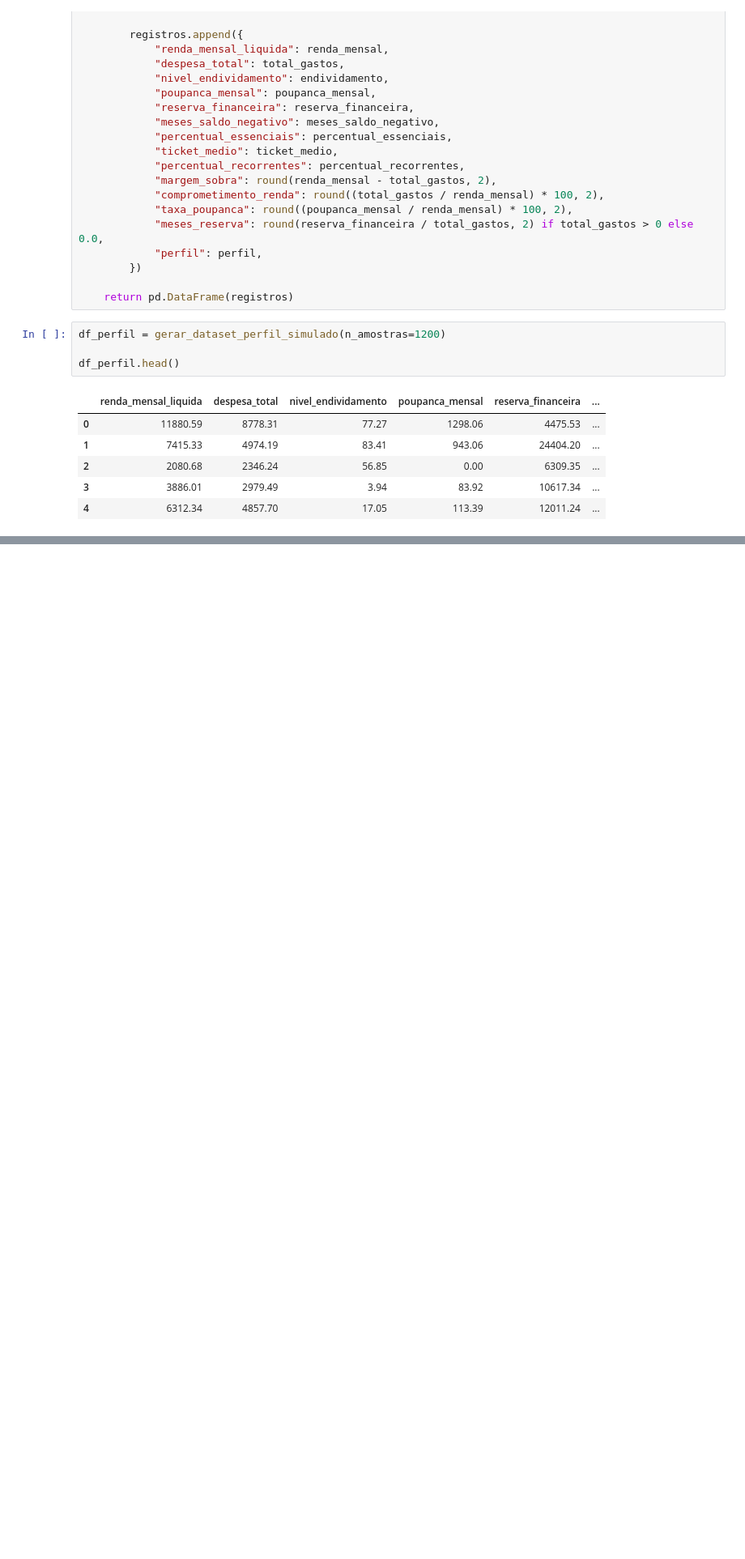
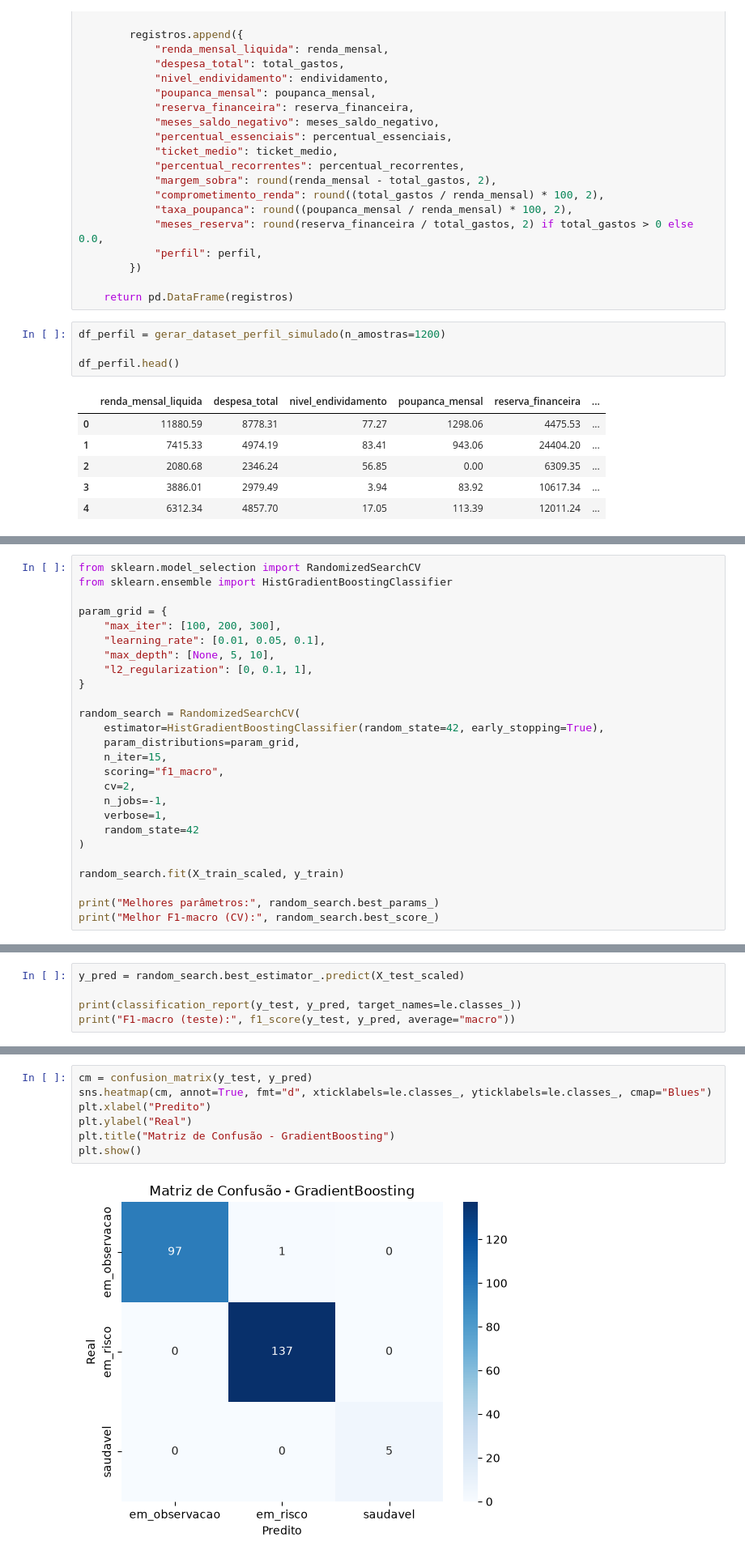
Before and after one commit to No-Country-simulation/smart-finance-ai-g9-team-11, a Jupyter notebook: ml/notebooks/02_eda_transactions_luciano.ipynb, the cells around one changed output, grey strips where cells are left out. Shown at 81% size. Drawn from its saved outputs; the diff is of its cells as text; blank space fills up the shorter version.

```diff
--- a/ml/notebooks/02_eda_transactions_luciano.ipynb
+++ b/ml/notebooks/02_eda_transactions_luciano.ipynb
@@ -82,0 +183,26 @@ df_perfil.head()
+# %%
+from sklearn.model_selection import RandomizedSearchCV
+from sklearn.ensemble import HistGradientBoostingClassifier
+
+param_grid = {
+    "max_iter": [100, 200, 300],
+    "learning_rate": [0.01, 0.05, 0.1],
+    "max_depth": [None, 5, 10],
+    "l2_regularization": [0, 0.1, 1],
+}
+
+random_search = RandomizedSearchCV(
+    estimator=HistGradientBoostingClassifier(random_state=42, early_stopping=True),
+    param_distributions=param_grid,
+    n_iter=15,
+    scoring="f1_macro",
+    cv=2,
+    n_jobs=-1,
+    verbose=1,
+    random_state=42
+)
+
+random_search.fit(X_train_scaled, y_train)
+
+print("Melhores parâmetros:", random_search.best_params_)
+print("Melhor F1-macro (CV):", random_search.best_score_)
@@ -82,0 +215,5 @@ df_perfil.head()
+# %%
+y_pred = random_search.best_estimator_.predict(X_test_scaled)
+
+print(classification_report(y_test, y_pred, target_names=le.classes_))
+print("F1-macro (teste):", f1_score(y_test, y_pred, average="macro"))
@@ -82,0 +232,9 @@ df_perfil.head()
+# %%
+cm = confusion_matrix(y_test, y_pred)
+sns.heatmap(cm, annot=True, fmt="d", xticklabels=le.classes_, yticklabels=le.classes_, cmap="Blues")
+plt.xlabel("Predito")
+plt.ylabel("Real")
+plt.title("Matriz de Confusão - GradientBoosting")
+plt.show()
+# %% [output]
+[figure, added]
```
Also changed, not shown: parts of 21 cells of this notebook, 1 other file.
